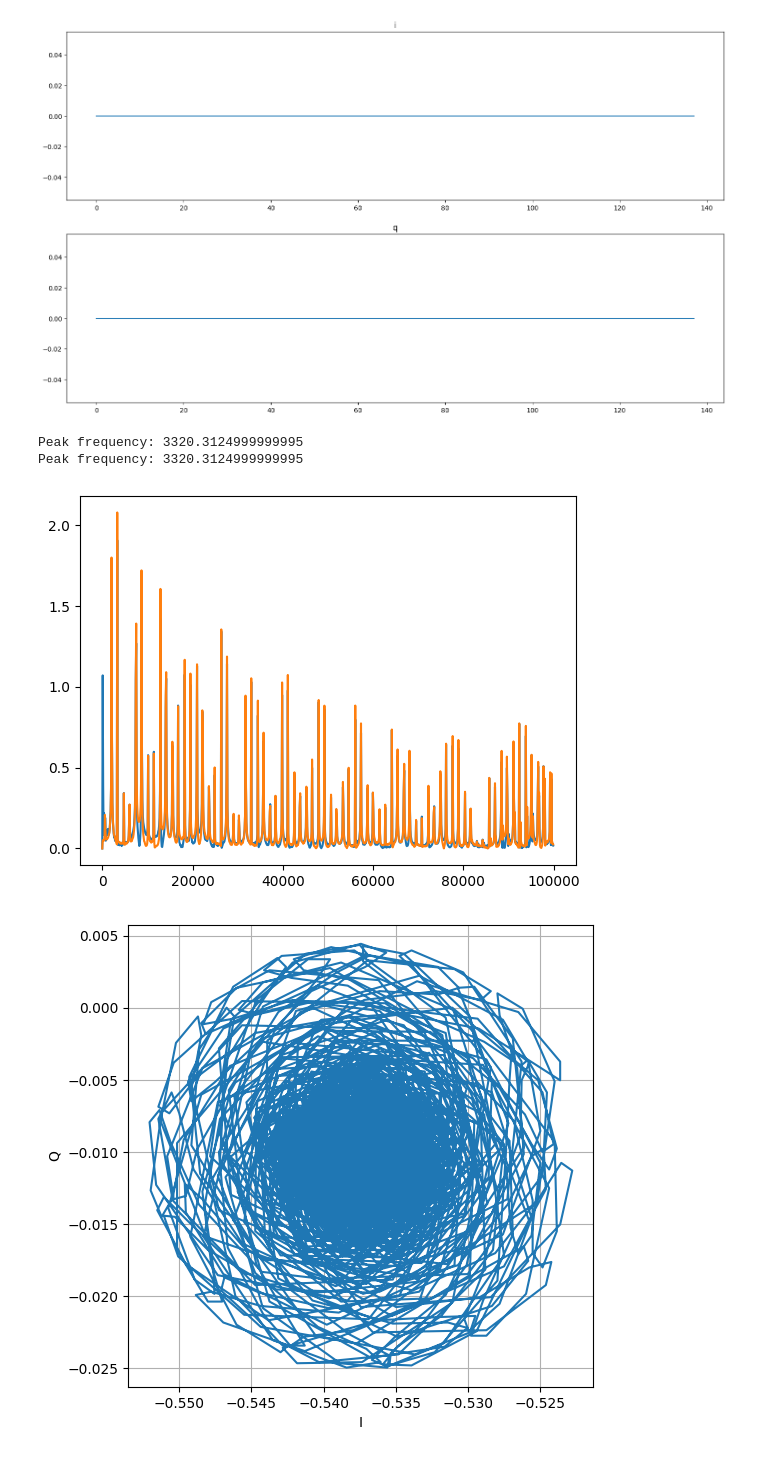
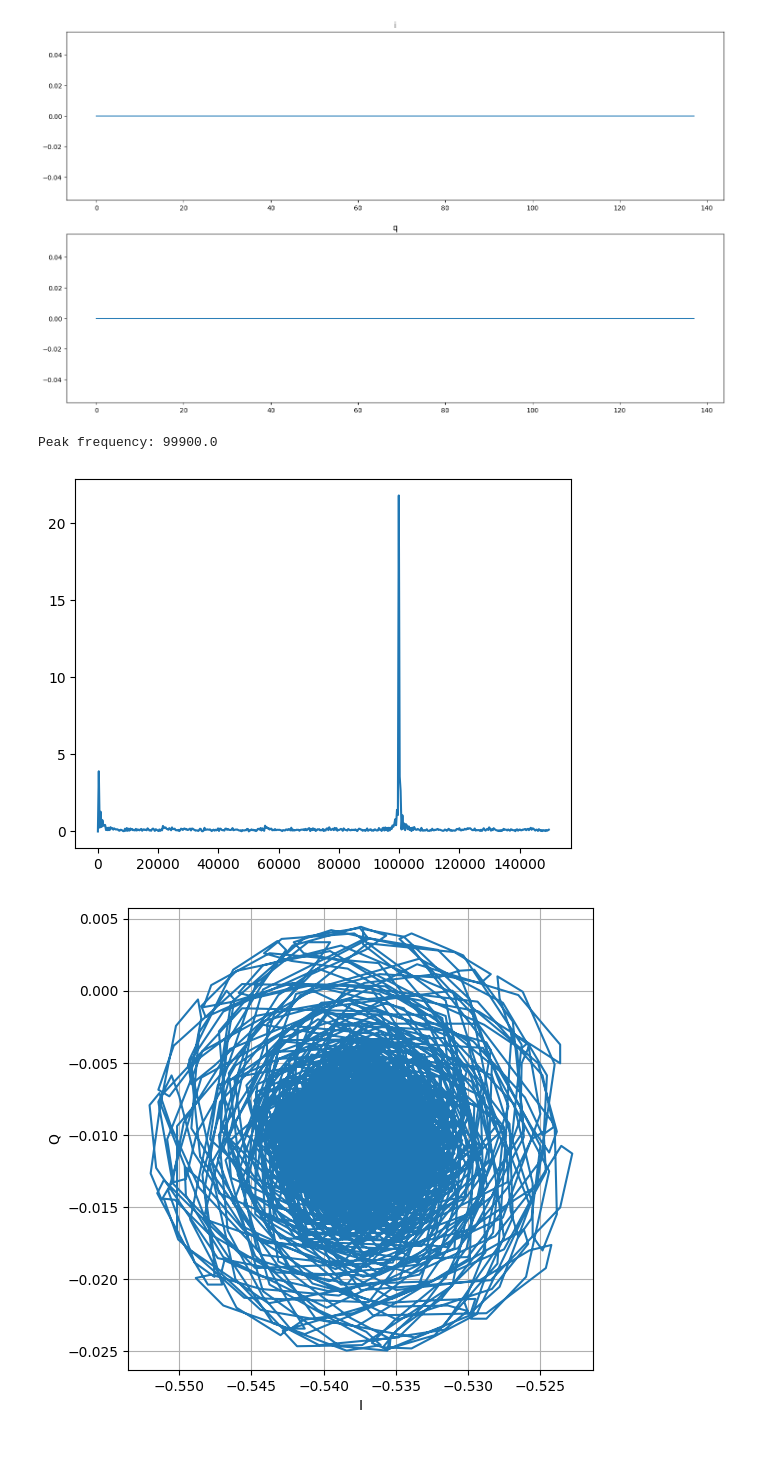
Before and after one commit to Duanyll/h743framework, a Jupyter notebook: SignalNet/view_data.ipynb, the cells around one changed output. Drawn from its saved outputs; the diff is of its cells as text; code cells hidden in the pictures.

```diff
--- a/SignalNet/view_data.ipynb
+++ b/SignalNet/view_data.ipynb
@@ -91,13 +91,14 @@ def reverse_Bits(n, no_of_bits):
         n >>= 1
     return result
 # %%
+open_serial()
 # set_frequency(42_900_000)
-sample_rate = 100000
-points = 100
+sample_rate = 300000
+points = 1000
 data = read_time_data(0b0001, points, sample_rate).copy()
 # data = reverse_Bits(data.copy(), 16)
 # data = (reverse_Bits((data & 0xff00) >> 8, 8) << 8) | (data & 0xff)
-# data = data * 10 / 32768
+data = data * 2.5 / 32768
 plt.figure(figsize=(16, 8))
 for i in range(1):
     plt.plot(data[i])
@@ -121,13 +122,13 @@ plt.show()
 # %% [output]
 [figure]
 # %%
-plot_spectrum(I, points, sample_rate)
-plot_spectrum(Q, points, sample_rate)
+# plot_spectrum(I, points, sample_rate)
+# plot_spectrum(Q, points, sample_rate)
+plot_spectrum(data[0], points, sample_rate)
 plt.show()
 # %% [output]
-Peak frequency: 3320.3124999999995
-Peak frequency: 3320.3124999999995
+Peak frequency: 99900.0
-[figure, old version]
+[figure, new version]
 # %%
 fig = plt.figure(figsize=(6,6))
 ax = fig.add_subplot(111)
```
Also changed, not shown: parts of 1 cell of this notebook, 5 other files.
